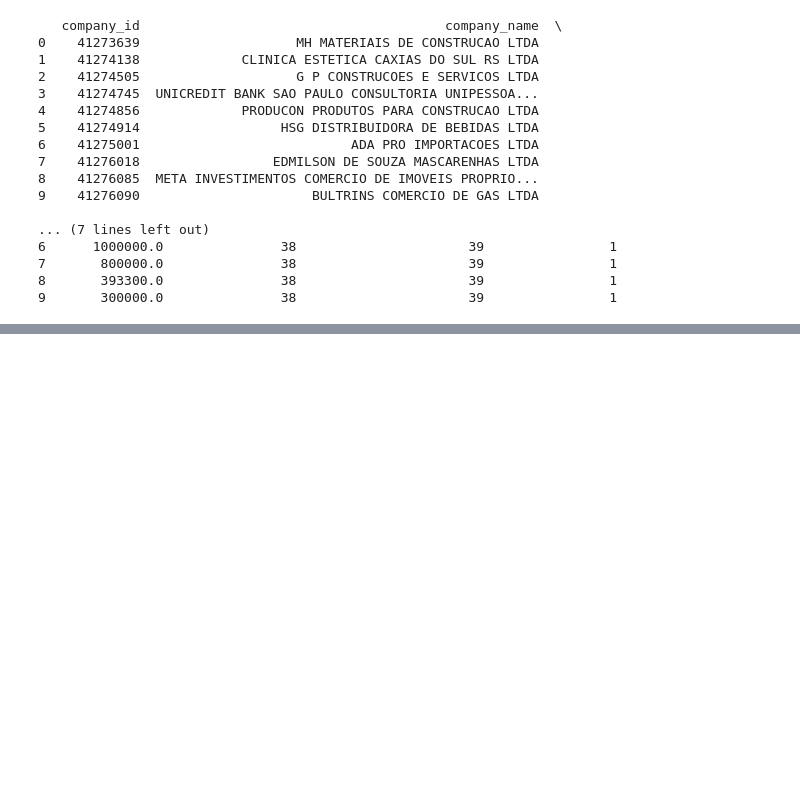
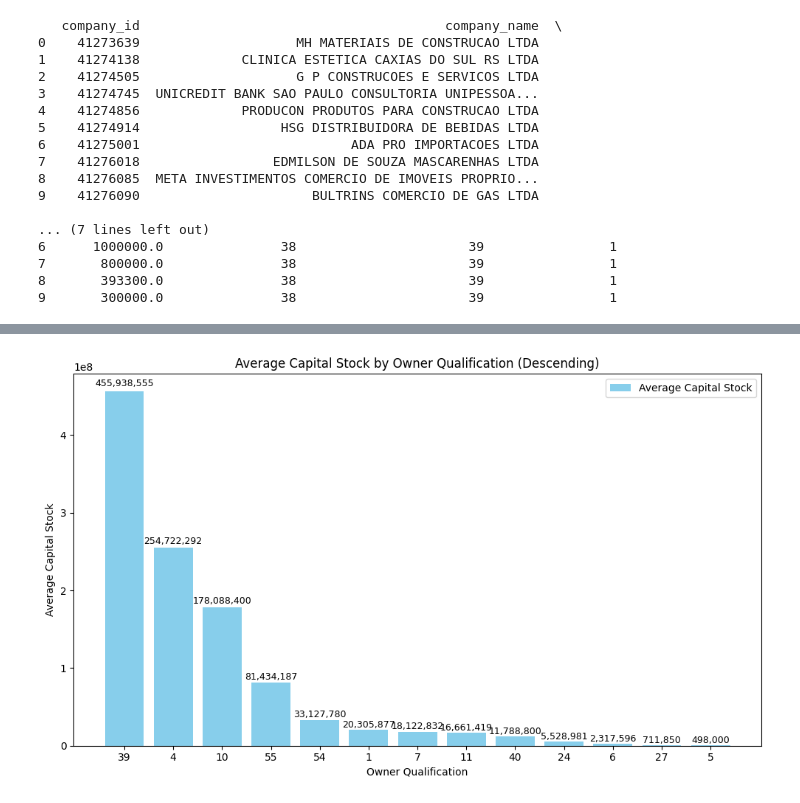
Before and after one commit to aaditbaldha2002/TidyTuesday_challenges, a Jupyter notebook: 2026/2026-01-27/eda.ipynb, the cells around one changed output, grey strips where cells are left out. Drawn from its saved outputs; the diff is of its cells as text; code cells hidden in the pictures; blank space fills up the shorter version.

```diff
--- a/2026/2026-01-27/eda.ipynb
+++ b/2026/2026-01-27/eda.ipynb
@@ -319,0 +462,3 @@ print(total_company_df.head(10))
+# %%
+result = total_company_df.groupby("owner_qualification_id")["capital_stock"].agg(avg="mean")
+result
@@ -319,0 +481,44 @@ print(total_company_df.head(10))
+# %%
+import matplotlib.pyplot as plt
+import pandas as pd
+import numpy as np
+
+# Step 1: Sort by descending average
+result_sorted = result.sort_values(by="avg", ascending=False)
+
+# Step 2: Create numeric buckets for x-axis
+x = np.arange(result_sorted.index.nunique())
+
+# Step 3: Plot the bar chart
+plt.figure(figsize=(10, 6))
+bars = plt.bar(
+    x,
+    result_sorted["avg"],
+    label="Average Capital Stock",
+    color='skyblue'
+)
+
+# Step 4: Label the bars with the actual numbers
+for bar in bars:
+    height = bar.get_height()
+    plt.text(
+        bar.get_x() + bar.get_width() / 2,
+        height * 1.01,  # slightly above the bar
+        f"{height:,.0f}",
+        ha="center",
+        va="bottom",
+        fontsize=9
+    )
+
+# Step 5: Set x-ticks and labels
+plt.xticks(x, result_sorted.index)
+
+# Step 6: Labels, title, and legend
+plt.title("Average Capital Stock by Owner Qualification (Descending)")
+plt.xlabel("Owner Qualification")
+plt.ylabel("Average Capital Stock")
+plt.legend()
+plt.tight_layout()  # Prevent clipping of x-tick labels
+plt.show()
+# %% [output]
+[figure, added]
```
Also changed, not shown: parts of 12 cells of this notebook.
